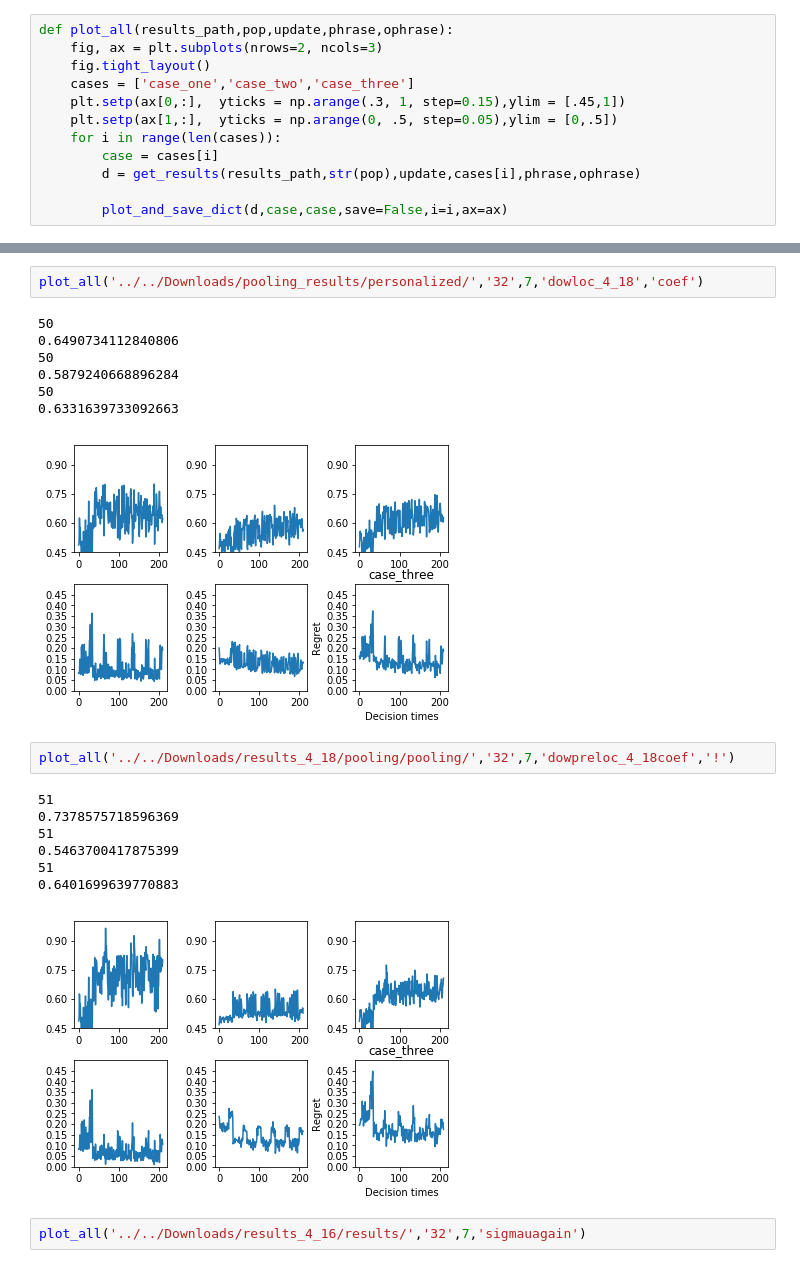
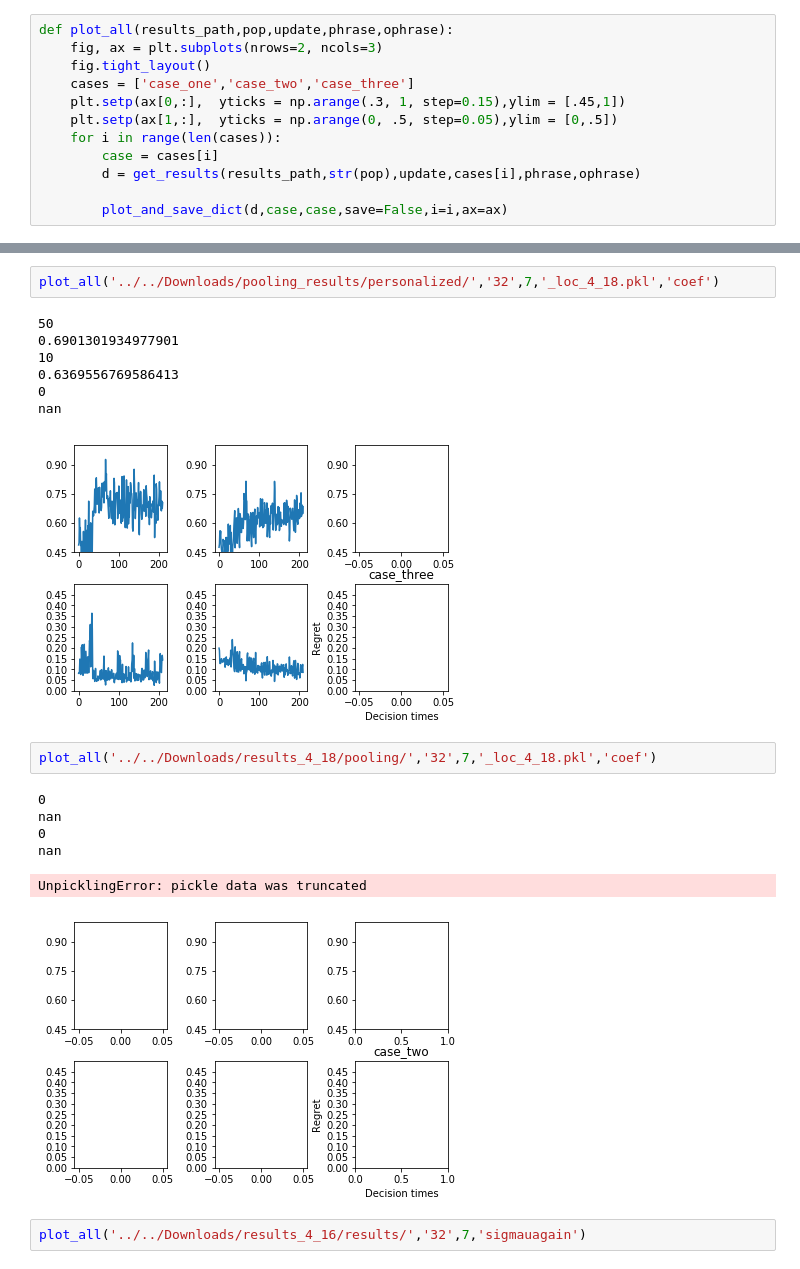
Before and after one commit to StatisticalReinforcementLearningLab/pooling_rl, a Jupyter notebook: evaluation/plot_all.ipynb, the cells around one changed output, grey strips where cells are left out. Drawn from its saved outputs; the diff is of its cells as text.

```diff
--- a/evaluation/plot_all.ipynb
+++ b/evaluation/plot_all.ipynb
@@ -110,23 +116,22 @@ plot_all('../../Downloads/pooling_results/batch/','32',7,'dowpreloc_4_18coef','!
 # %%
-plot_all('../../Downloads/pooling_results/personalized/','32',7,'dowloc_4_18','coef')
+plot_all('../../Downloads/pooling_results/personalized/','32',7,'_loc_4_18.pkl','coef')
 # %% [output]
 50
-0.6490734112840806
-50
-0.5879240668896284
-50
-0.6331639733092663
+0.6901301934977901
+10
+0.6369556769586413
+0
+nan
-[figure, old version]
+[figure, new version]
 # %%
-plot_all('../../Downloads/results_4_18/pooling/pooling/','32',7,'dowpreloc_4_18coef','!')
+plot_all('../../Downloads/results_4_18/pooling/','32',7,'_loc_4_18.pkl','coef')
 # %% [output]
-51
-0.7378575718596369
-51
-0.5463700417875399
-51
-0.6401699639770883
+0
+nan
+0
+nan
+UnpicklingError: pickle data was truncated
-[figure, old version]
+[figure, new version]
 # %%
 plot_all('../../Downloads/results_4_16/results/','32',7,'sigmauagain')
 # %% [output]
```
Also changed, not shown: parts of 5 cells of this notebook, 2 other files.
